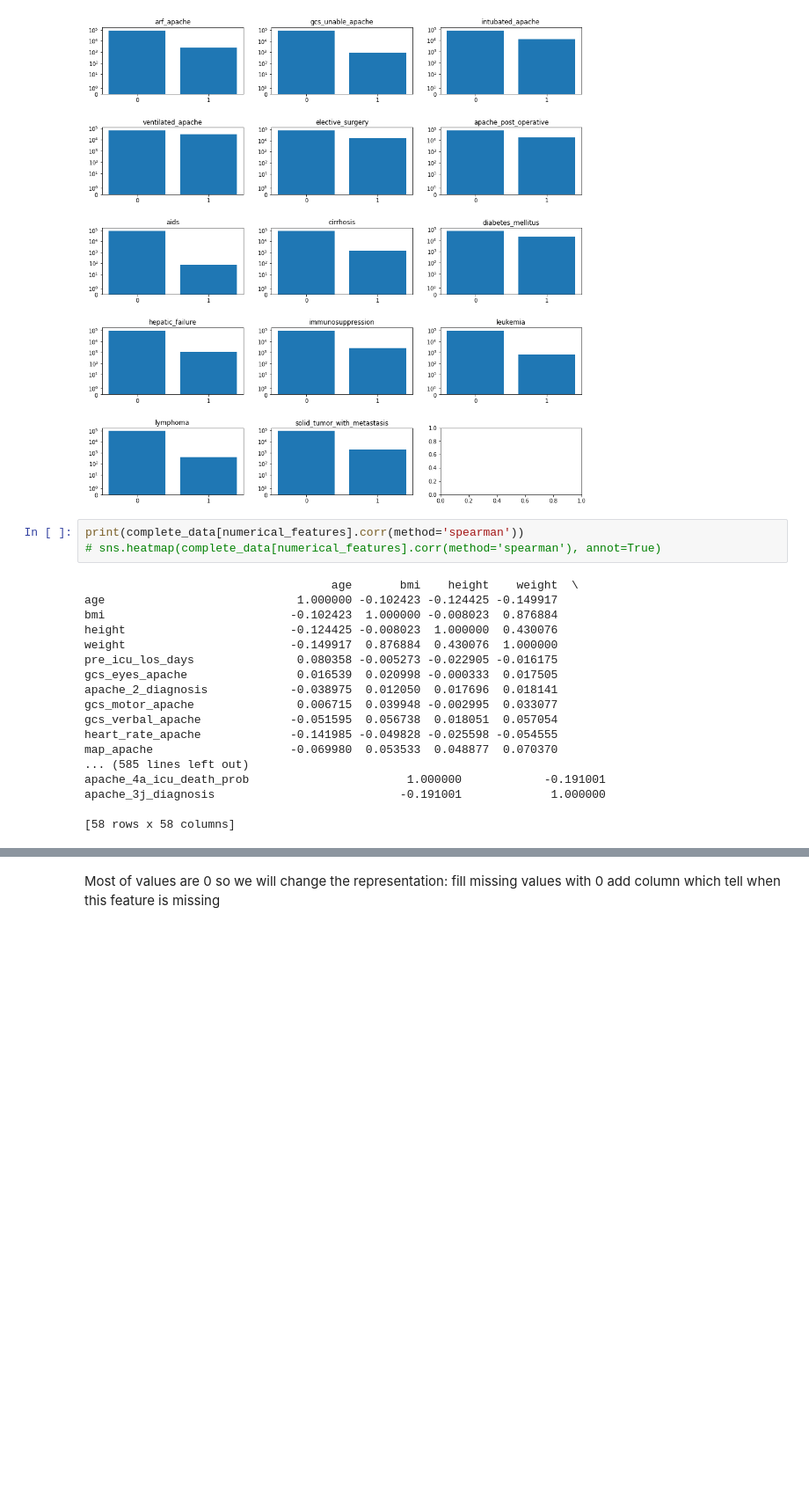
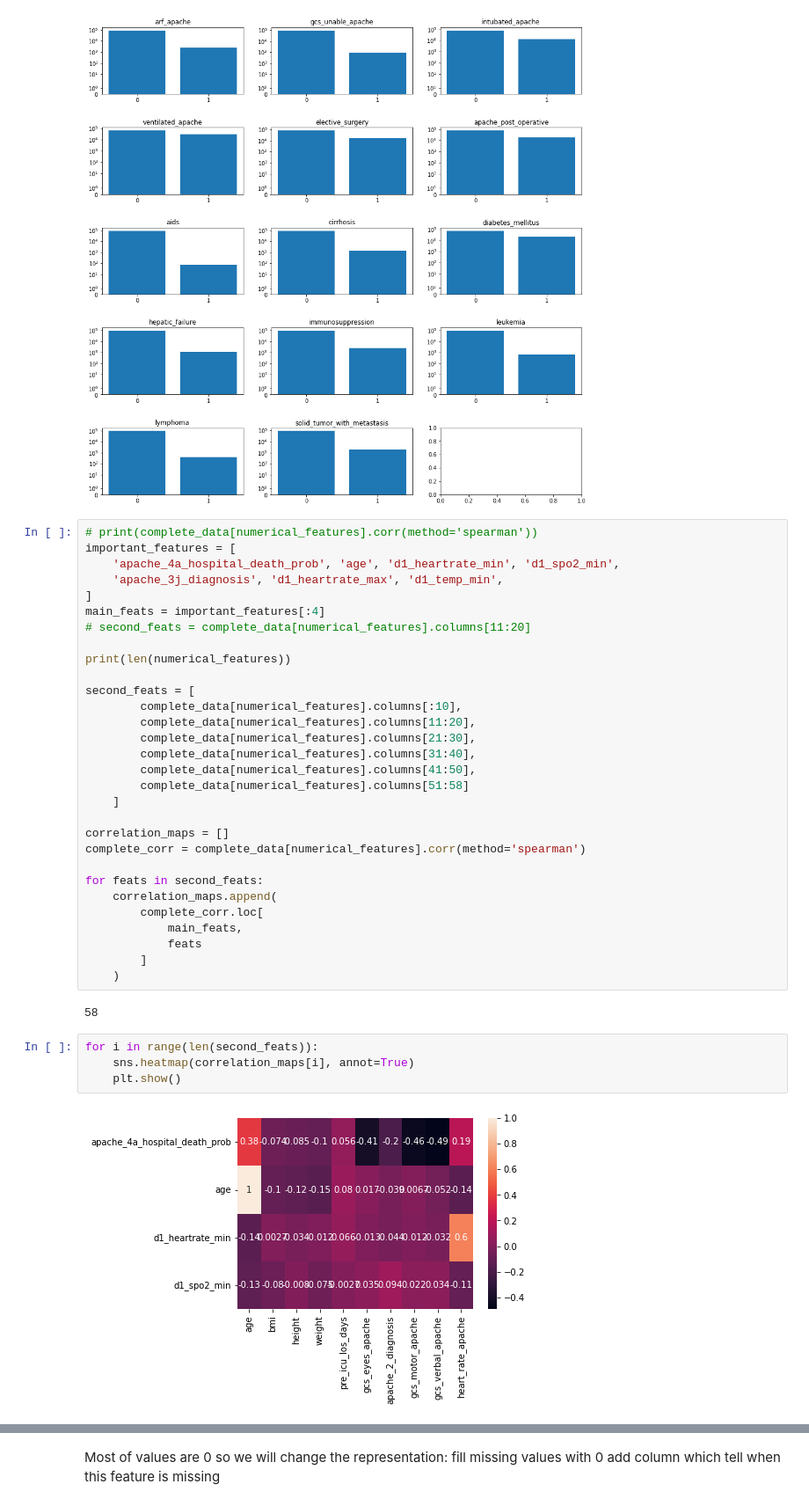
Before and after one commit to EladBil/DS-Squad-Project, a Jupyter notebook: PresentationNotebook.ipynb, the cells around one changed output, grey strips where cells are left out. Shown at 88% size. Saved outputs shown, nothing was run; the diff lists cells and outputs as text; blank space fills up the shorter version.

Commit message:
better heatmap

```diff
--- a/PresentationNotebook.ipynb
+++ b/PresentationNotebook.ipynb
@@ -212,24 +212,41 @@ for i,variable in enumerate(binary_features):
 plt.show()
 # %% [output]
 [figure]
-# %%
-print(complete_data[numerical_features].corr(method='spearman'))
-# sns.heatmap(complete_data[numerical_features].corr(method='spearman'), annot=True)
-# %% [output]
-                                    age       bmi    height    weight  \
-age                            1.000000 -0.102423 -0.124425 -0.149917
-bmi                           -0.102423  1.000000 -0.008023  0.876884
-height                        -0.124425 -0.008023  1.000000  0.430076
-weight                        -0.149917  0.876884  0.430076  1.000000
-pre_icu_los_days               0.080358 -0.005273 -0.022905 -0.016175
-gcs_eyes_apache                0.016539  0.020998 -0.000333  0.017505
-apache_2_diagnosis            -0.038975  0.012050  0.017696  0.018141
-gcs_motor_apache               0.006715  0.039948 -0.002995  0.033077
-gcs_verbal_apache             -0.051595  0.056738  0.018051  0.057054
-heart_rate_apache             -0.141985 -0.049828 -0.025598 -0.054555
-map_apache                    -0.069980  0.053533  0.048877  0.070370
-... (585 lines left out)
-apache_4a_icu_death_prob                       1.000000            -0.191001
-apache_3j_diagnosis                           -0.191001             1.000000
-
-[58 rows x 58 columns]
+# %%
+# print(complete_data[numerical_features].corr(method='spearman'))
+important_features = [
+    'apache_4a_hospital_death_prob', 'age', 'd1_heartrate_min', 'd1_spo2_min',
+    'apache_3j_diagnosis', 'd1_heartrate_max', 'd1_temp_min',
+]
+main_feats = important_features[:4]
+# second_feats = complete_data[numerical_features].columns[11:20]
+
+print(len(numerical_features))
+
+second_feats = [
+        complete_data[numerical_features].columns[:10],
+        complete_data[numerical_features].columns[11:20],
+        complete_data[numerical_features].columns[21:30],
+        complete_data[numerical_features].columns[31:40],
+        complete_data[numerical_features].columns[41:50],
+        complete_data[numerical_features].columns[51:58]
+    ]
+
+correlation_maps = []
+complete_corr = complete_data[numerical_features].corr(method='spearman')
+
+for feats in second_feats:
+    correlation_maps.append(
+        complete_corr.loc[
+            main_feats,
+            feats
+        ]
+    )
+# %% [output]
+58
+# %%
+for i in range(len(second_feats)):
+    sns.heatmap(correlation_maps[i], annot=True)
+    plt.show()
+# %% [output]
+[figure, added]
```
Also changed, not shown: parts of 15 cells of this notebook.
